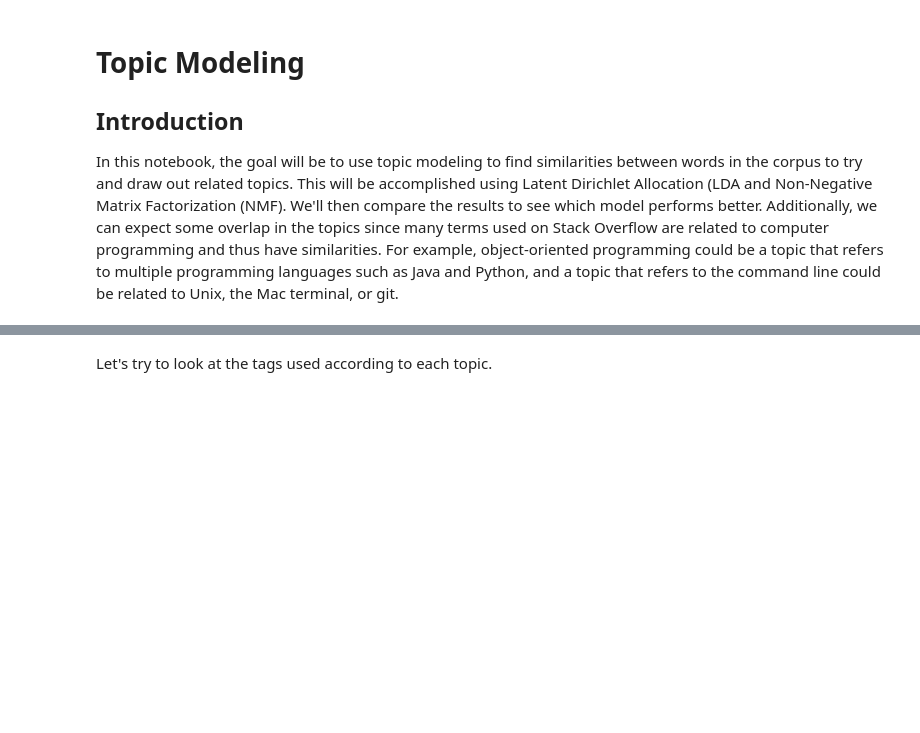
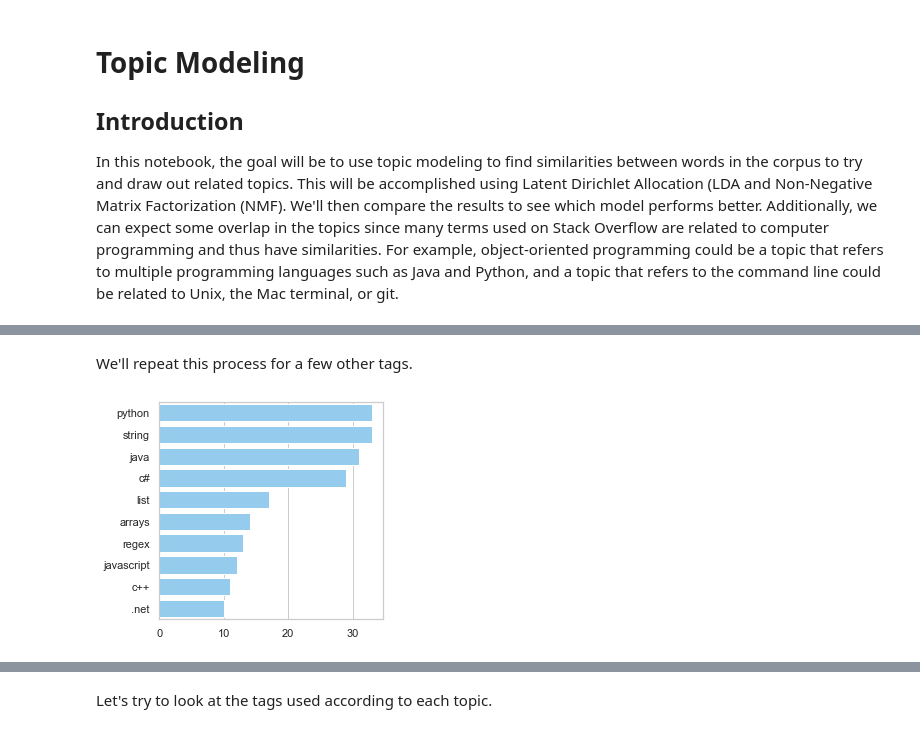
Before and after one commit to wnobles/metis-project4-nlp, a Jupyter notebook: stackoverflow_questions_topic_modeling.ipynb, the cells around one changed output, grey strips where cells are left out. Drawn from its saved outputs; the diff is of its cells as text; code cells hidden in the pictures; blank space fills up the shorter version.

```diff
--- a/stackoverflow_questions_topic_modeling.ipynb
+++ b/stackoverflow_questions_topic_modeling.ipynb
@@ -400,3 +394,17 @@ ax = sns.barplot(x=actual_counts6, y=counts_6_list, color='lightcoral')
+# %% [markdown]
+We'll repeat this process for a few other tags.
+# %%
+df_topic17 = df_top80percent_proba[df_top80percent_proba['topic'] == 17]
+counts17 = df_topic17.tags.str.split(expand=True).stack().value_counts()
+counts17_list = counts17.index.tolist()[:10]
+actual17_list = counts17.to_list()[:10]
+
+sns.set_theme(style="whitegrid")
+fig_dims = (4, 4)
+fig, ax = plt.subplots(figsize=fig_dims)
+ax = sns.barplot(x=actual17_list, y=counts17_list, color='lightskyblue')
+# %% [output]
+[figure, added]
 # %%
 df_topic7 = df_top80percent_proba[df_top80percent_proba['topic'] == 7]
 counts7 = df_topic7.tags.str.split(expand=True).stack().value_counts()
```
Also changed, not shown: parts of 57 cells of this notebook, 1 other file.
